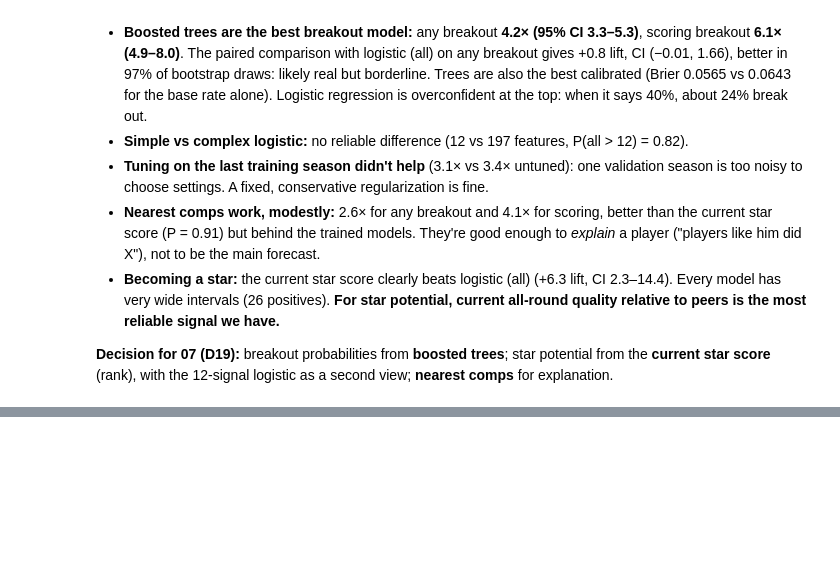
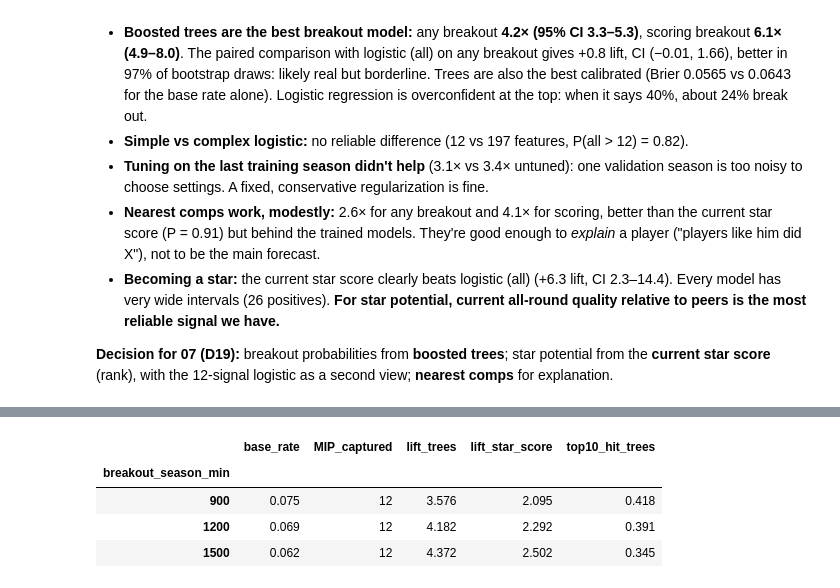
Before and after one commit to dan-j-e/unicorn-hunting, a Jupyter notebook: notebooks/06_breakout_backtest.ipynb, the cells around one changed output, grey strips where cells are left out. Saved outputs shown, nothing was run; the diff lists cells and outputs as text; code cells hidden in the pictures; blank space fills up the shorter version.

```diff
--- a/notebooks/06_breakout_backtest.ipynb
+++ b/notebooks/06_breakout_backtest.ipynb
@@ -383,0 +436,17 @@ pd.DataFrame(cal_rows).set_index("model").round(4)
+# %%
+rows = []
+for real_min in [900, 1200, 1500]:
+    l2 = add_future(add_star_score(add_labels(uni, real_season_min=real_min)), ["breakout_any"], horizon=1)
+    P = walk_forward(l2, "breakout_any_next1", 1, l2["age"] <= 25, first, last, M_SENS, FEATURES)
+    e = evaluate(P)
+    rows.append({"breakout_season_min": real_min, "base_rate": e.loc["boosted trees", "base_rate"],
+                 "MIP_captured": int(l2.loc[l2["mip"], "breakout_any"].sum()),
+                 "lift_trees": e.loc["boosted trees", "AP_lift"], "lift_star_score": e.loc["current star score", "AP_lift"],
+                 "top10_hit_trees": e.loc["boosted trees", "precision@10"]})
+pd.DataFrame(rows).set_index("breakout_season_min").round(3)
+# %% [output]
+|  | base_rate | MIP_captured | lift_trees | lift_star_score | top10_hit_trees |
+| breakout_season_min |  |  |  |  |  |
+| 900 | 0.075 | 12 | 3.576 | 2.095 | 0.418 |
+| 1200 | 0.069 | 12 | 4.182 | 2.292 | 0.391 |
+| 1500 | 0.062 | 12 | 4.372 | 2.502 | 0.345 |
```
Also changed, not shown: parts of 4 cells of this notebook, 3 other files.
